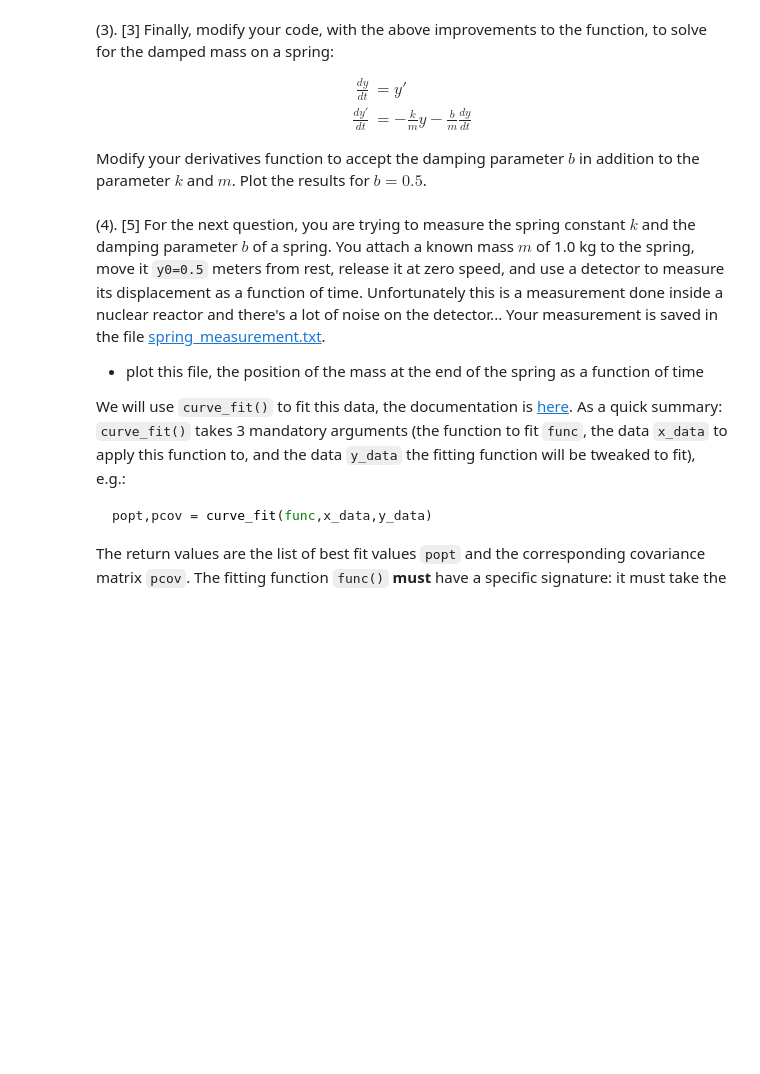
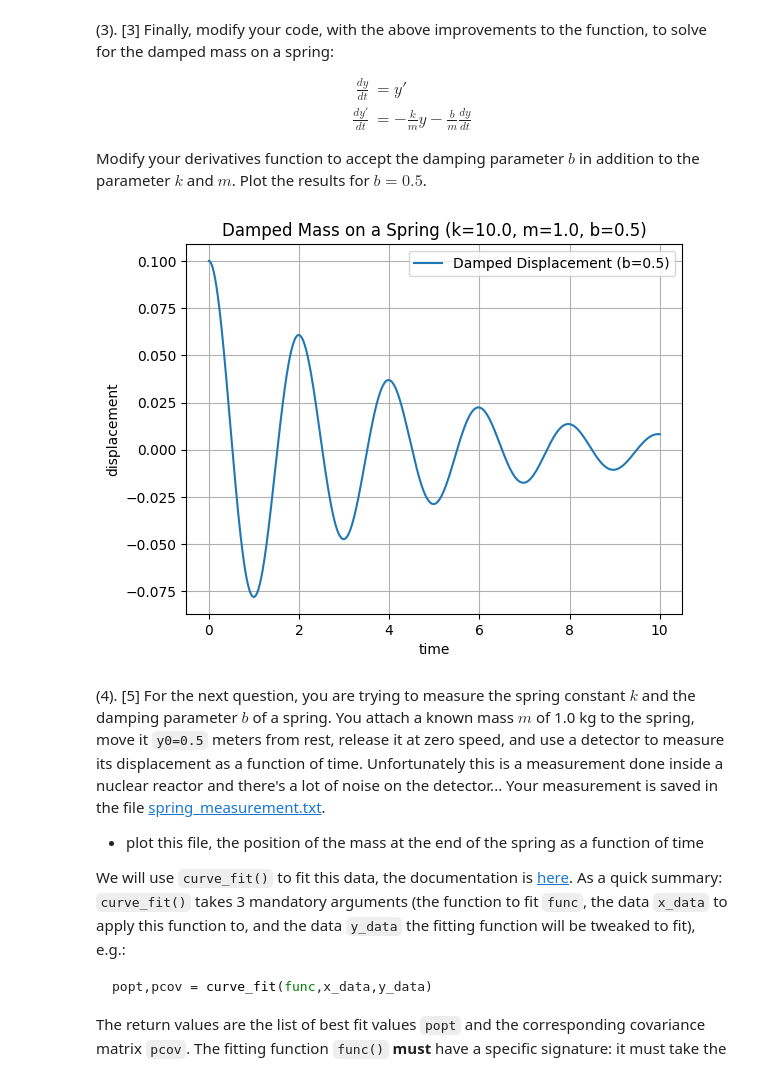
Before and after one commit to PX2145-2025/week-8-b-oshea-maisie, a Jupyter notebook: odes.ipynb, the cells around one changed output. Cells and saved outputs as stored; diff of their text form; code cells hidden in the pictures; blank space fills up the shorter version.

```diff
--- a/odes.ipynb
+++ b/odes.ipynb
@@ -228,6 +255,33 @@ $$
 $$
 
 Modify your derivatives function to accept the damping parameter $b$ in addition to the parameter $k$ and $m$. Plot the results for $b=0.5$.
+# %%
+npts = 1000
+tmax = 10
+
+#set up time array and define fuctoin
+t = np.linspace(0.0, tmax, npts)
+
+def f(y, t, k, m, b):
+    return [ y[1],
+            -(k/m)*y[0] - (b/m)*y[1]
+           ]
+
+k_val = 10.0
+m_val = 1.0
+b_val = 0.5
+yinit = [0.1, 0]
+y_damped = odeint(f, yinit, t, args=(k_val, m_val, b_val))
+
+#plot
+plt.plot(t, y_damped[:,0],'-',label=f'Damped Displacement (b={b_val})')
+plt.xlabel('time')
+plt.ylabel('displacement')
+plt.title(f'Damped Mass on a Spring (k={k_val}, m={m_val}, b={b_val})')
+plt.legend()
+plt.grid()
+# %% [output]
+[figure, added]
 # %% [markdown]
 (4). [5] For the next question, you are trying to measure the spring constant $k$ and the damping parameter $b$ of a spring. You attach a known mass $m$ of 1.0 kg to the spring, move it `y0=0.5` meters from rest, release it at zero speed, and use a detector to measure its displacement as a function of time. Unfortunately this is a measurement done inside a nuclear reactor and there's a lot of noise on the detector... Your measurement is saved in the file [spring_measurement.txt](https://raw.githubusercontent.com/PX2134/data/master/week8/spring_measurement.txt).
 
```
Also changed, not shown: parts of 4 cells of this notebook.
